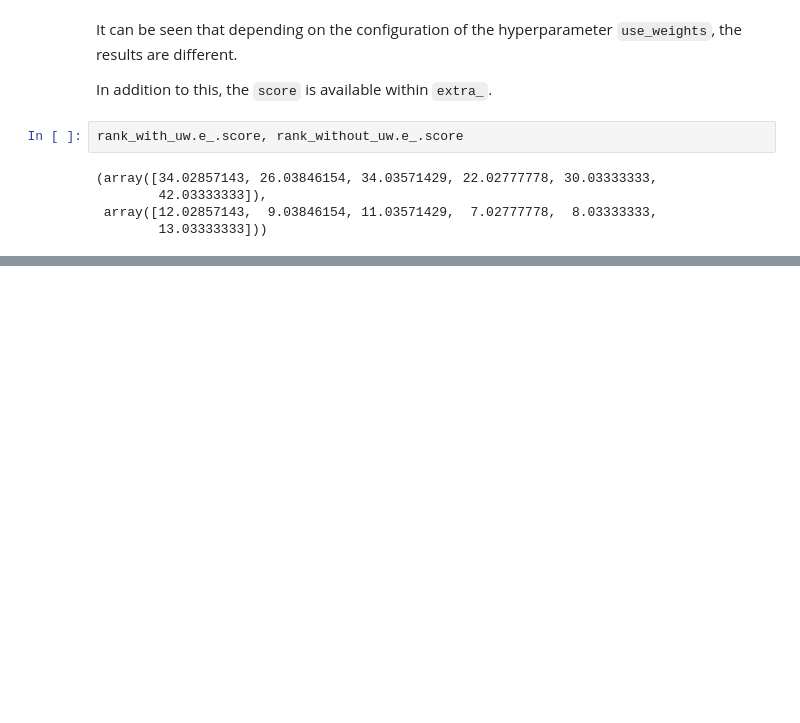
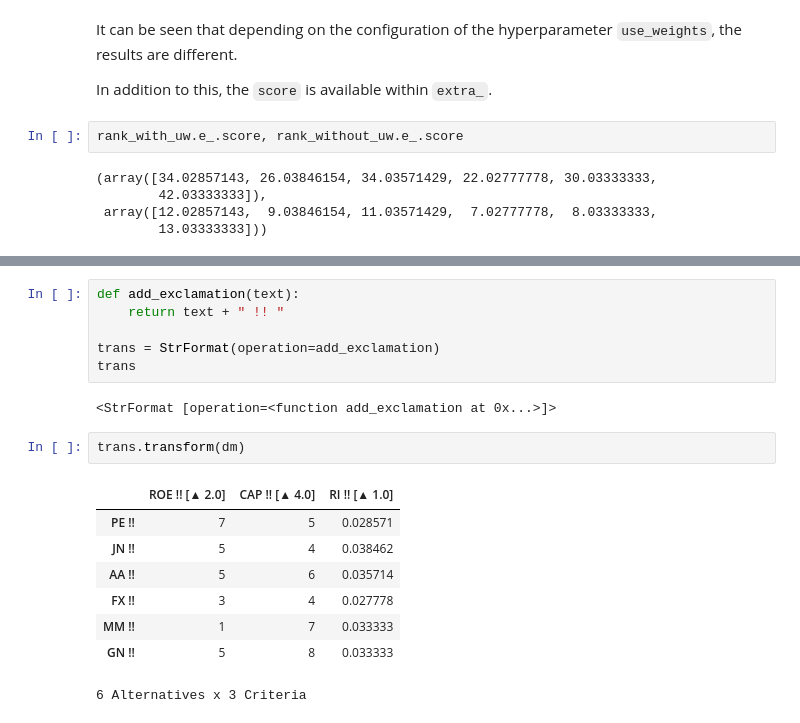
Before and after one commit to quatrope/scikit-criteria, a Jupyter notebook: docs/source/tutorial/extend.ipynb, the cells around one changed output, grey strips where cells are left out. Saved outputs shown, nothing was run; the diff lists cells and outputs as text; blank space fills up the shorter version.

```diff
--- a/docs/source/tutorial/extend.ipynb
+++ b/docs/source/tutorial/extend.ipynb
@@ -269,0 +325,19 @@ rank_with_uw.e_.score, rank_without_uw.e_.score
+# %%
+def add_exclamation(text):
+    return text + " !! "
+
+trans = StrFormat(operation=add_exclamation)
+trans
+# %% [output]
+<StrFormat [operation=<function add_exclamation at 0x...>]>
+# %%
+trans.transform(dm)
+# %% [output]
+|  | ROE !! [▲ 2.0] | CAP !! [▲ 4.0] | RI !! [▲ 1.0] |
+| PE !! | 7 | 5 | 0.028571 |
+| JN !! | 5 | 4 | 0.038462 |
+| AA !! | 5 | 6 | 0.035714 |
+| FX !! | 3 | 4 | 0.027778 |
+| MM !! | 1 | 7 | 0.033333 |
+| GN !! | 5 | 8 | 0.033333 |
+6 Alternatives x 3 Criteria
```
Also changed, not shown: parts of 22 cells of this notebook, 5 other files.
